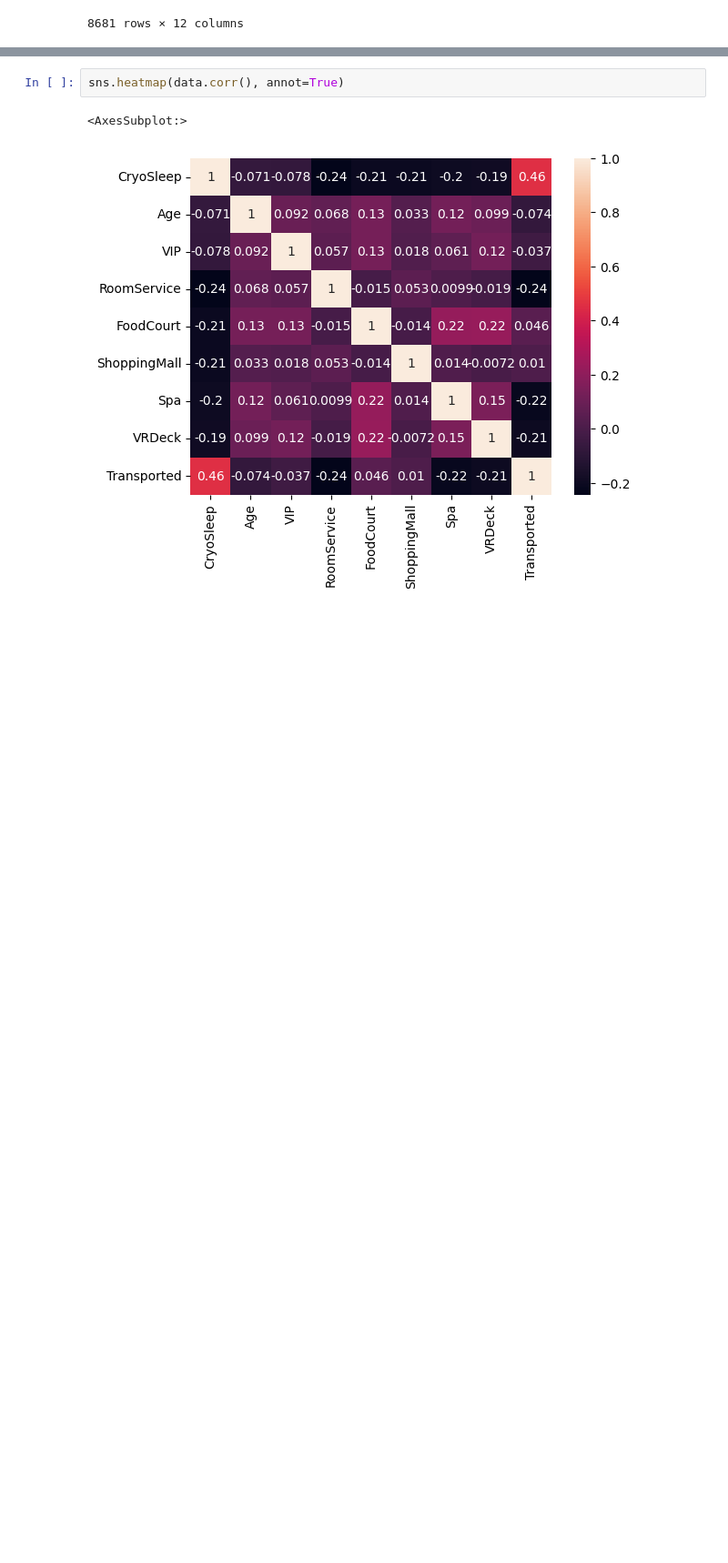
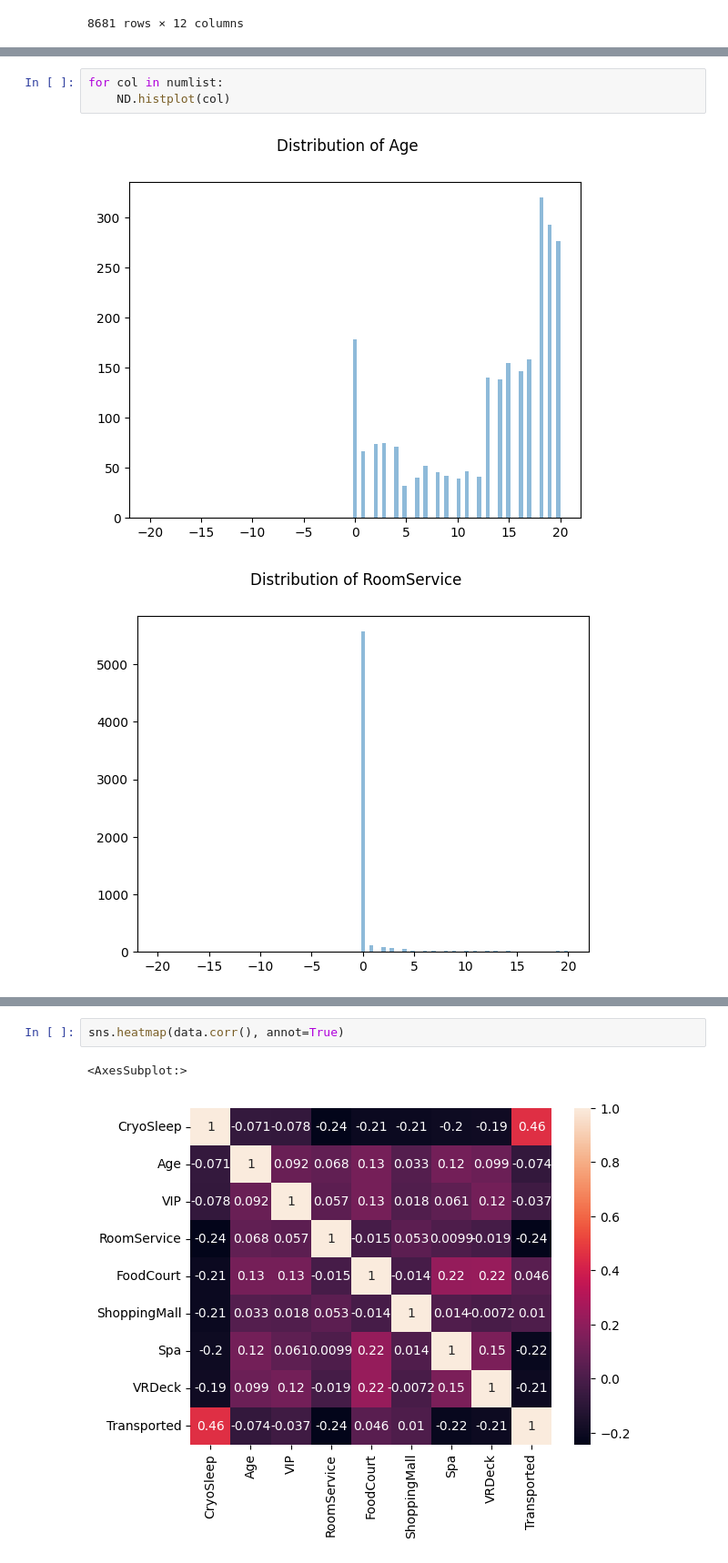
Before and after one commit to meghalagarwal/Space_Titanic_Transport_Prediction, a Jupyter notebook: Model_Building.ipynb, the cells around one changed output, grey strips where cells are left out. Shown: that part at 91% size. Cells and saved outputs as stored; diff of their text form; blank space fills up the shorter version.

```diff
--- a/Model_Building.ipynb
+++ b/Model_Building.ipynb
@@ -52,0 +106,6 @@ data
+# %%
+for col in numlist:
+    ND.histplot(col)
+# %% [output]
+[figure, added]
+[figure, added]
```
Also changed, not shown: parts of 6 cells of this notebook.
